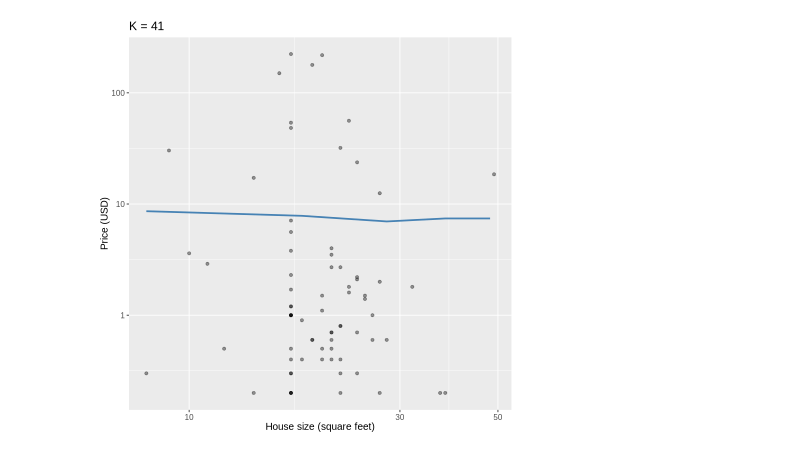
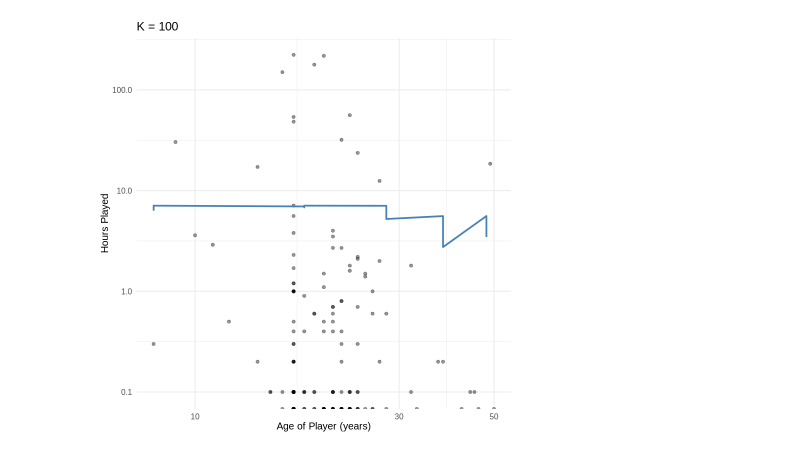
Before and after one commit to azoli113/DSCI100-Project-Group-006-36, a Jupyter notebook: draft.ipynb, the cells around one changed output. Saved outputs shown, nothing was run; the diff lists cells and outputs as text; code cells hidden in the pictures.

```diff
--- a/draft.ipynb
+++ b/draft.ipynb
@@ -97,12 +103,11 @@ A tibble: 6 × 3
 # %%
 set.seed(2)
 
-data_recipe <- recipe(hours_played ~ age, data = training_data) |>
+data_recipe <- recipe(hours_played ~ age + experience, data = training_data) |>
   step_scale(all_predictors()) |>
   step_center(all_predictors())
 
-data_spec <- nearest_neighbor(weight_func = "rectangular",
-                              neighbors = tune()) |>
+data_spec <- nearest_neighbor(weight_func = "rectangular", neighbors = tune()) |>
   set_engine("kknn") |>
   set_mode("regression")
 
@@ -211,16 +178,13 @@ A tibble: 1 × 3
 # %%
 set.seed(2)
 
-
-# Create prediction grid over age range
-age_prediction_grid <- tibble(
+age_prediction_grid <- expand_grid(
   age = seq(
-    from = players |> select(age) |> min(),
-    to = players |> select(age) |> max(),
-      by= 10
-  )
-)
-
+    from = players |> pull(age) |> min(na.rm = TRUE),
+    to = players |> pull(age) |> max(na.rm = TRUE),
+    by = 10
+  ),
+  experience = 1:5)
 
 age_prediction_grid
 # %% [output]
@@ -235,22 +205,18 @@ A tibble: 5 × 1
 # %%
 
-data_preds <- data_fit |>
+data_preds <- knn_mult_fit  |>
   predict(age_prediction_grid) |>
   bind_cols(age_prediction_grid)
 
 plot_final <- ggplot(players, aes(x = age, y = hours_played)) +
   geom_point(alpha = 0.4) +
-  geom_line(data = data_preds,
-            mapping = aes(x = age, y = .pred),
-            color = "steelblue",
-            linewidth = 1) +
-  xlab("House size (square feet)") +
-  ylab("Price (USD)") +
-  scale_y_continuous(labels = dollar_format()) +
-  ggtitle(paste0("K = ", kmin)) +
-     scale_y_log10(labels=comma)+
-     scale_x_log10(labels=comma)+
-  theme(text = element_text(size = 12))
+  geom_line(data = data_preds, aes(x = age, y = .pred), color = "steelblue", linewidth = 1) +
+  xlab("Age of Player (years)") +
+  ylab("Hours Played") +
+  ggtitle(paste0("K = ", data_k)) +
+  scale_y_log10(labels = comma) +
+  scale_x_log10(labels = comma) +
+  theme_minimal(base_size = 12)
 
 plot_final
 # %% [output]
@@ -259 +225 @@ Adding another scale for y, which will replace the existing scale.
-[figure, old version]
+[figure, new version]
```
Also changed, not shown: parts of 8 cells of this notebook.
